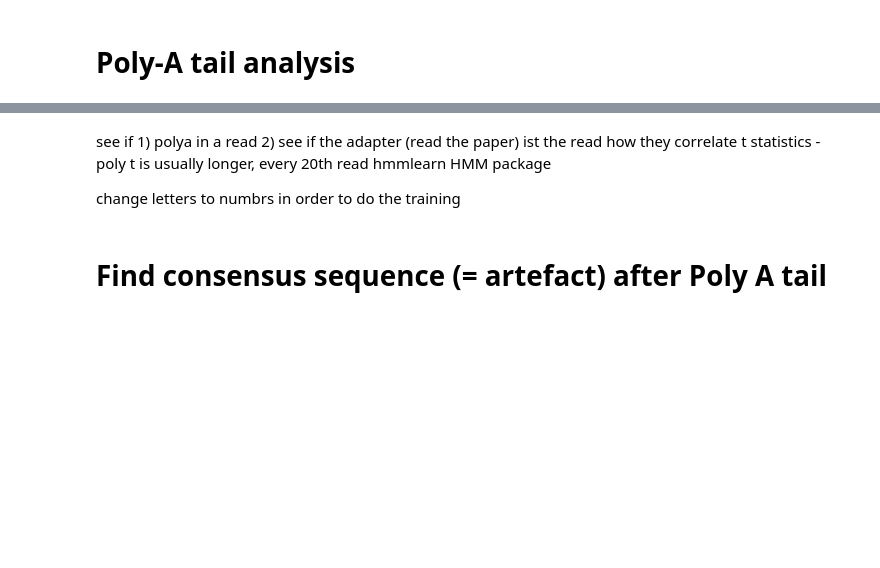
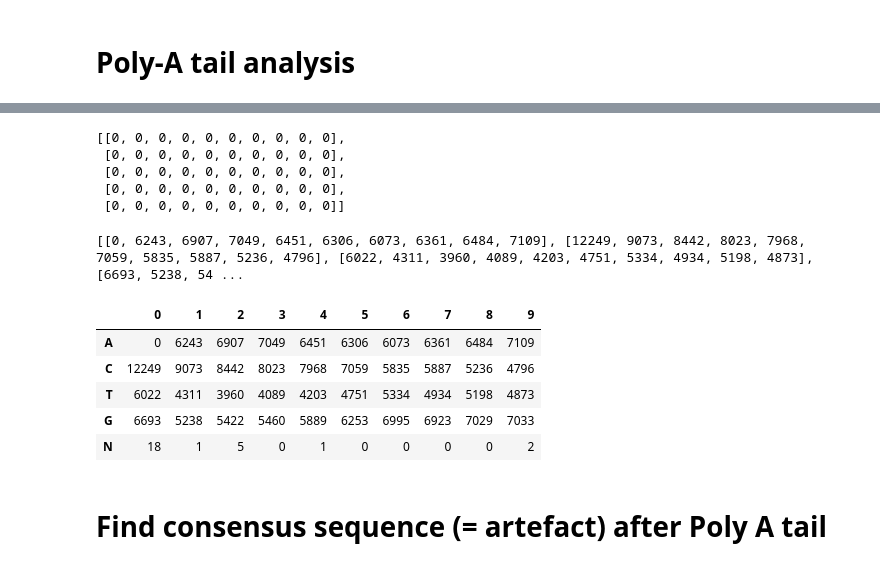
Before and after one commit to podorskaja/bioinformaticslab, a Jupyter notebook: Quality Control.ipynb, the cells around one changed output, grey strips where cells are left out. Saved outputs shown, nothing was run; the diff lists cells and outputs as text; code cells hidden in the pictures; blank space fills up the shorter version.

Commit message:
after Poly A analysis table

```diff
--- a/Quality Control.ipynb
+++ b/Quality Control.ipynb
@@ -171,15 +171,13 @@ assert after_polyatail("ACACAT") == ''
 # %%
 from collections import Counter
 # %%
-%%time
-for i in range(1,10):
+for i in range(1,11):
     after_a = list()
     for read in dna_reads:
         s = after_polyatail(read, i)
         if s != '': # read didn't have min polyA tail -> returns ''
             after_a.append(s)
     print(Counter(after_a).most_common(6))
-print(len(after_a))
 # %% [output]
 [('C', 12249), ('G', 6693), ('T', 6022), ('N', 18)]
 [('CC', 4980), ('CA', 3388), ('TC', 2116), ('CG', 2002), ('GC', 1976), ('GG', 1912)]
@@ -196,12 +193,45 @@ Wall time: 3.2 s
-# %% [markdown]
-see if 1) polya in a read
-2) see if the adapter (read the paper) ist the read
-how they correlate
-t statistics - poly t is usually longer, every 20th read
-hmmlearn HMM package
-
-
-change letters to numbrs in order to do the training
+# %%
+matrix = [ [0 for i in range(10)] for i in range(5)]
+matrix
+# %% [output]
+[[0, 0, 0, 0, 0, 0, 0, 0, 0, 0],
+ [0, 0, 0, 0, 0, 0, 0, 0, 0, 0],
+ [0, 0, 0, 0, 0, 0, 0, 0, 0, 0],
+ [0, 0, 0, 0, 0, 0, 0, 0, 0, 0],
+ [0, 0, 0, 0, 0, 0, 0, 0, 0, 0]]
+# %%
+after_a = list()
+for read in dna_reads:
+    s = after_polyatail(read, 10)
+    if s != '': # read didn't have min polyA tail -> returns ''
+        after_a.append(s)
+# %%
+for s in after_a:
+    for index, base in enumerate(s):
+        if base == 'A':
+            matrix[0][index] +=1
+        if base == 'C':
+            matrix[1][index] +=1
+        if base == 'T':
+            matrix[2][index] +=1
+        if base == 'G':
+            matrix[3][index] +=1
+        if base == 'N':
+            matrix[4][index] +=1
+print(matrix)
+# %% [output]
+[[0, 6243, 6907, 7049, 6451, 6306, 6073, 6361, 6484, 7109], [12249, 9073, 8442, 8023, 7968, 7059, 5835, 5887, 5236, 4796], [6022, 4311, 3960, 4089, 4203, 4751, 5334, 4934, 5198, 4873], [6693, 5238, 54 ...
+# %%
+import pandas
+df = pandas.DataFrame(matrix)
+df.rename({0: 'A', 1:'C', 2:'T', 3:'G', 4:'N'})
+# %% [output]
+|  | 0 | 1 | 2 | 3 | 4 | 5 | 6 | 7 | 8 | 9 |
+| A | 0 | 6243 | 6907 | 7049 | 6451 | 6306 | 6073 | 6361 | 6484 | 7109 |
+| C | 12249 | 9073 | 8442 | 8023 | 7968 | 7059 | 5835 | 5887 | 5236 | 4796 |
+| T | 6022 | 4311 | 3960 | 4089 | 4203 | 4751 | 5334 | 4934 | 5198 | 4873 |
+| G | 6693 | 5238 | 5422 | 5460 | 5889 | 6253 | 6995 | 6923 | 7029 | 7033 |
+| N | 18 | 1 | 5 | 0 | 1 | 0 | 0 | 0 | 0 | 2 |
 # %% [markdown]
 # Find consensus sequence (= artefact) after Poly A tail
 # %%
```
Also changed, not shown: parts of 4 cells of this notebook.
